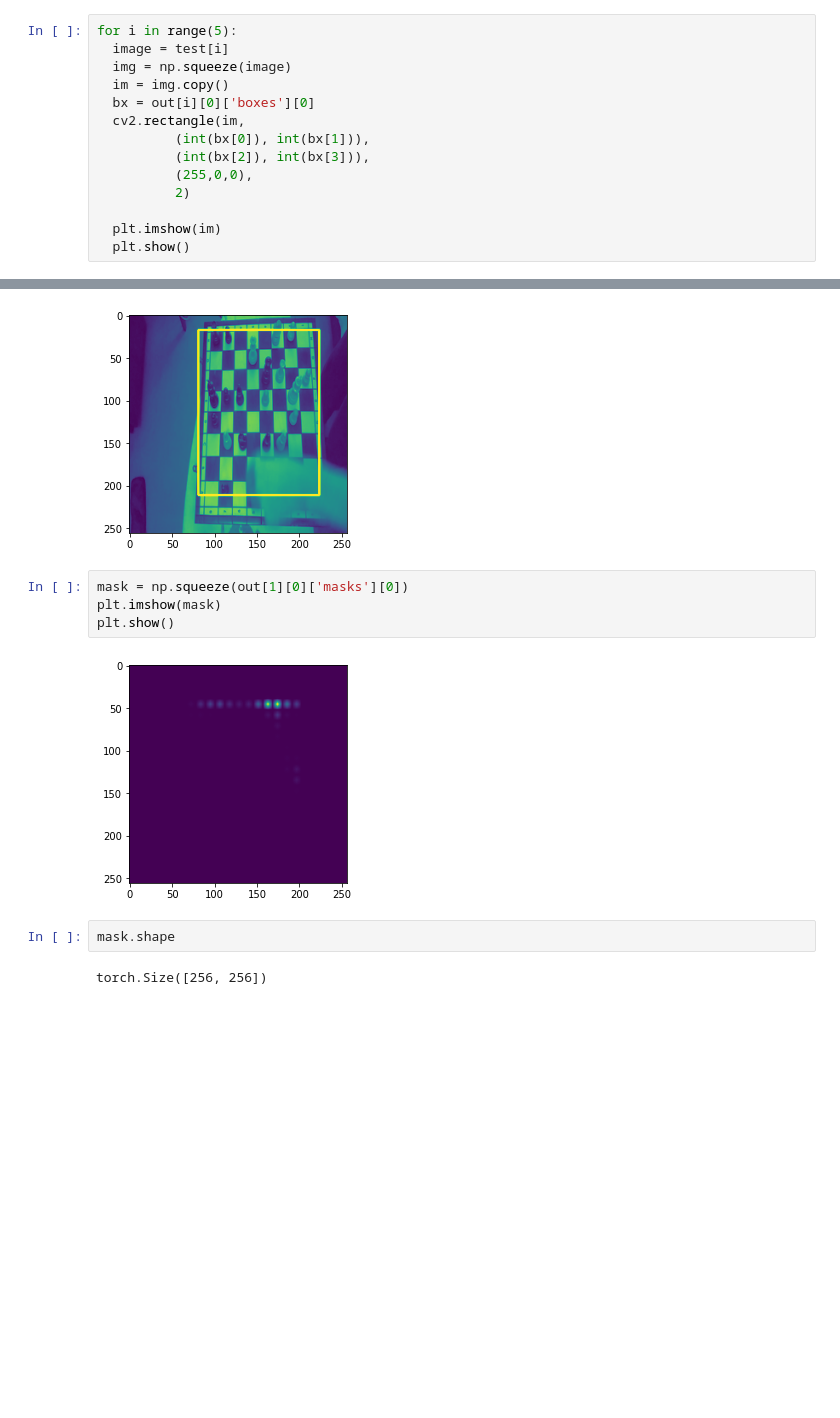
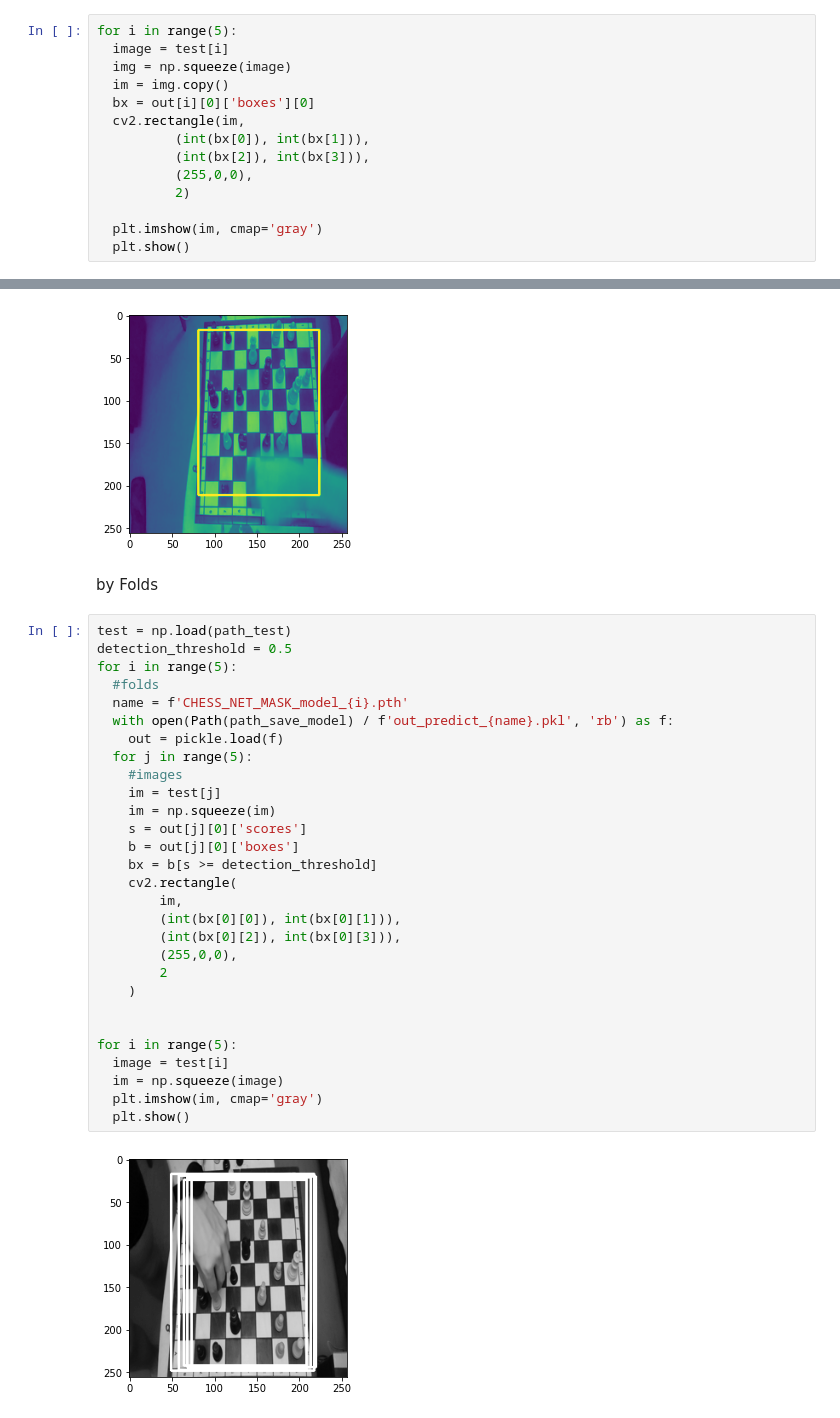
Before and after one commit to beifa/myte, a Jupyter notebook: chess_board.ipynb, the cells around one changed output, grey strips where cells are left out. Saved outputs shown, nothing was run; the diff lists cells and outputs as text; blank space fills up the shorter version.

Commit message:
add folds&visual results

```diff
--- a/chess_board.ipynb
+++ b/chess_board.ipynb
@@ -640,7 +643,7 @@ for i in range(5):
           (255,0,0),
           2)
 
-  plt.imshow(im)
+  plt.imshow(im, cmap='gray')
   plt.show()
 # %% [output]
 [figure]
@@ -648,13 +651,36 @@ for i in range(5):
 [figure]
 [figure]
 [figure]
-# %%
-mask = np.squeeze(out[1][0]['masks'][0])
-plt.imshow(mask)
-plt.show()
-# %% [output]
-[figure, removed]
-# %%
-mask.shape
-# %% [output]
-torch.Size([256, 256])
+# %% [markdown]
+by Folds
+# %%
+test = np.load(path_test)
+detection_threshold = 0.5
+for i in range(5):
+  #folds
+  name = f'CHESS_NET_MASK_model_{i}.pth'
+  with open(Path(path_save_model) / f'out_predict_{name}.pkl', 'rb') as f:
+    out = pickle.load(f)
+  for j in range(5):
+    #images
+    im = test[j]
+    im = np.squeeze(im)
+    s = out[j][0]['scores']
+    b = out[j][0]['boxes']
+    bx = b[s >= detection_threshold]
+    cv2.rectangle(
+        im,
+        (int(bx[0][0]), int(bx[0][1])),
+        (int(bx[0][2]), int(bx[0][3])),
+        (255,0,0),
+        2
+    )
+
+
+for i in range(5):
+  image = test[i]
+  im = np.squeeze(image)
+  plt.imshow(im, cmap='gray')
+  plt.show()
+# %% [output]
+[figure, added]
```
Also changed, not shown: parts of 2 cells of this notebook.
